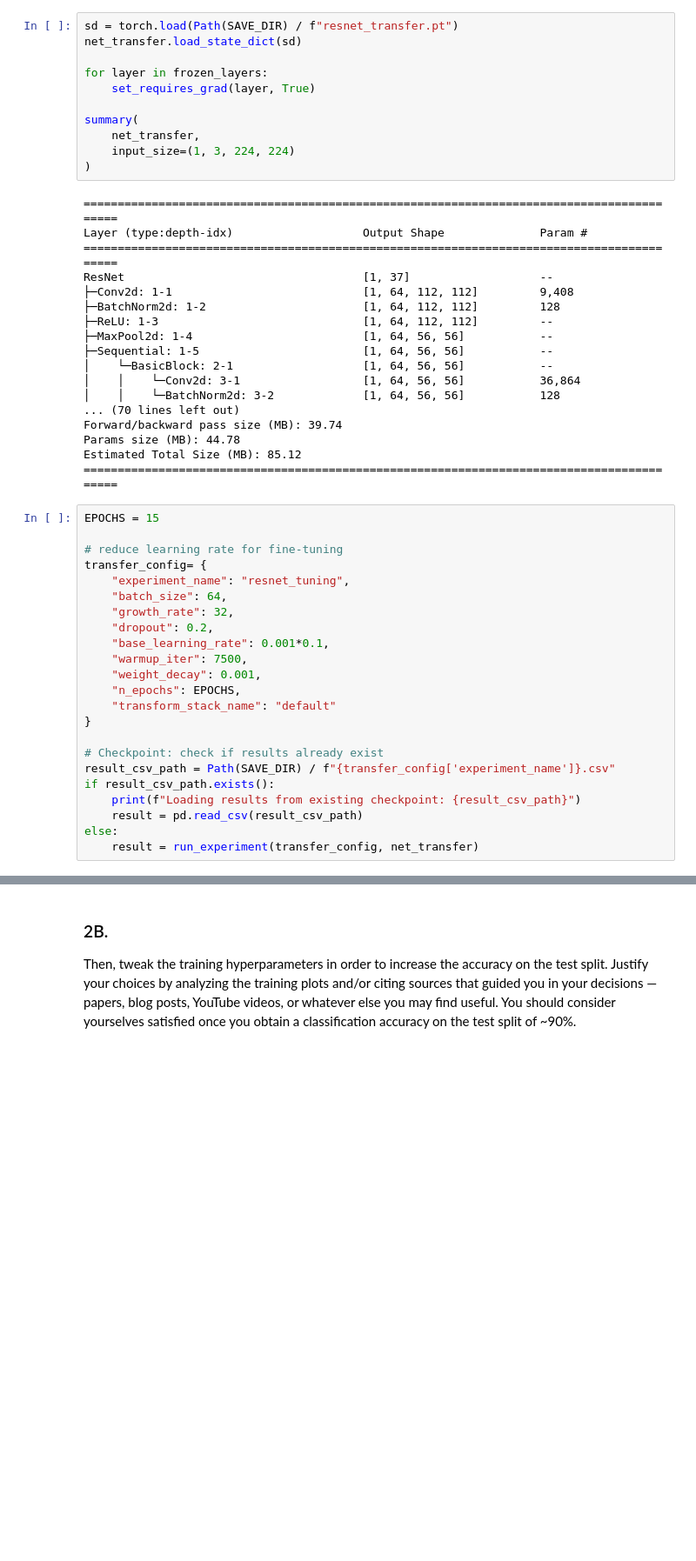
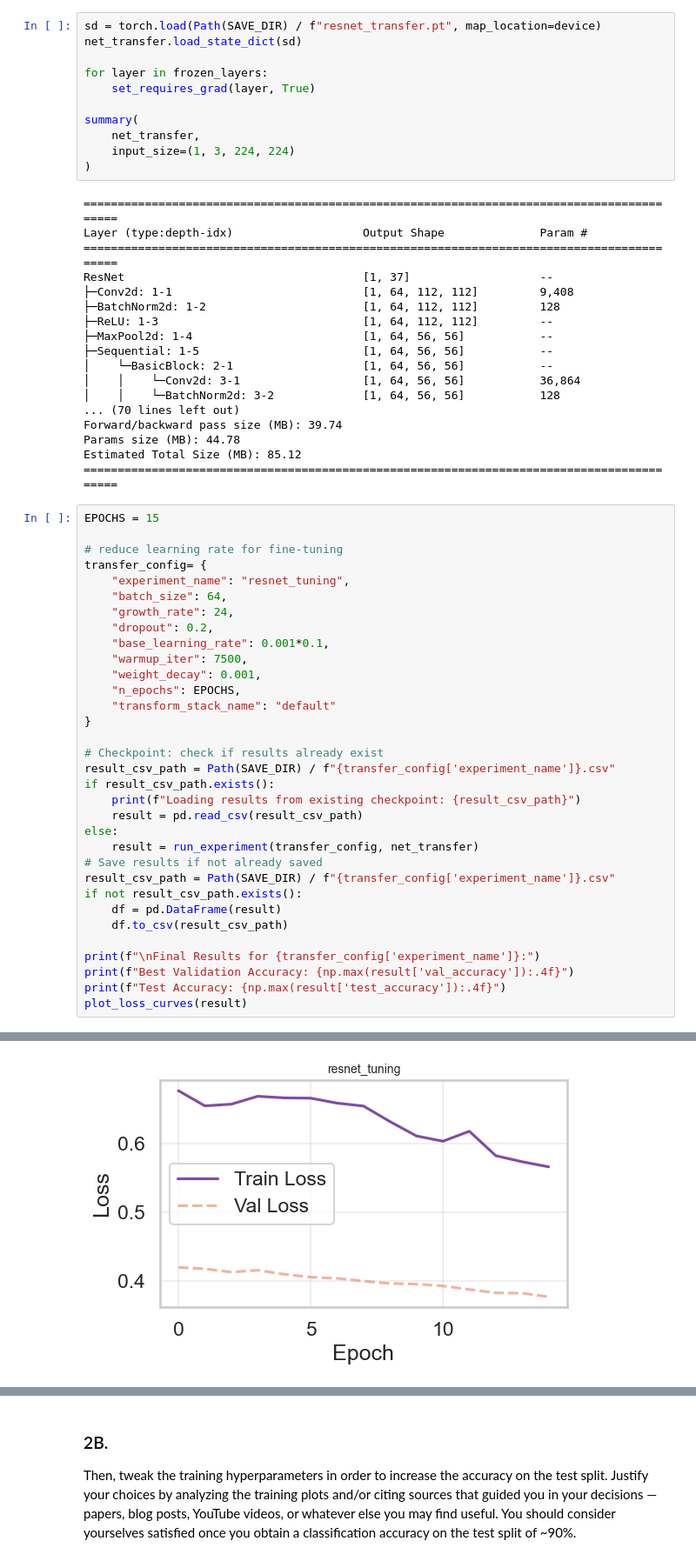
Before and after one commit to andreeado/ipcv, a Jupyter notebook: assignment_module_two.ipynb, the cells around one changed output, grey strips where cells are left out. Shown at 87% size. Drawn from its saved outputs; the diff is of its cells as text; blank space fills up the shorter version.

```diff
--- a/assignment_module_two.ipynb
+++ b/assignment_module_two.ipynb
@@ -1105,7 +1096,7 @@ TEST
 # %% [markdown]
 Finetuning
 # %%
-sd = torch.load(Path(SAVE_DIR) / f"resnet_transfer.pt")
+sd = torch.load(Path(SAVE_DIR) / f"resnet_transfer.pt", map_location=device)
 net_transfer.load_state_dict(sd)
 
 for layer in frozen_layers:
@@ -1140,7 +1131,7 @@ EPOCHS = 15
 transfer_config= {
     "experiment_name": "resnet_tuning",
     "batch_size": 64,
-    "growth_rate": 32,
+    "growth_rate": 24,
     "dropout": 0.2,
     "base_learning_rate": 0.001*0.1,
     "warmup_iter": 7500,
@@ -1156,4 +1147,14 @@ if result_csv_path.exists():
     result = pd.read_csv(result_csv_path)
 else:
     result = run_experiment(transfer_config, net_transfer)
+# Save results if not already saved
+result_csv_path = Path(SAVE_DIR) / f"{transfer_config['experiment_name']}.csv"
+if not result_csv_path.exists():
+    df = pd.DataFrame(result)
+    df.to_csv(result_csv_path)
+
+print(f"\nFinal Results for {transfer_config['experiment_name']}:")
+print(f"Best Validation Accuracy: {np.max(result['val_accuracy']):.4f}")
+print(f"Test Accuracy: {np.max(result['test_accuracy']):.4f}")
+plot_loss_curves(result)
 # %% [output]
@@ -1168,0 +1166 @@ Best accuracy  88.71319520174482
+[figure, added]
```
Also changed, not shown: parts of 18 cells of this notebook, 4 other files.
